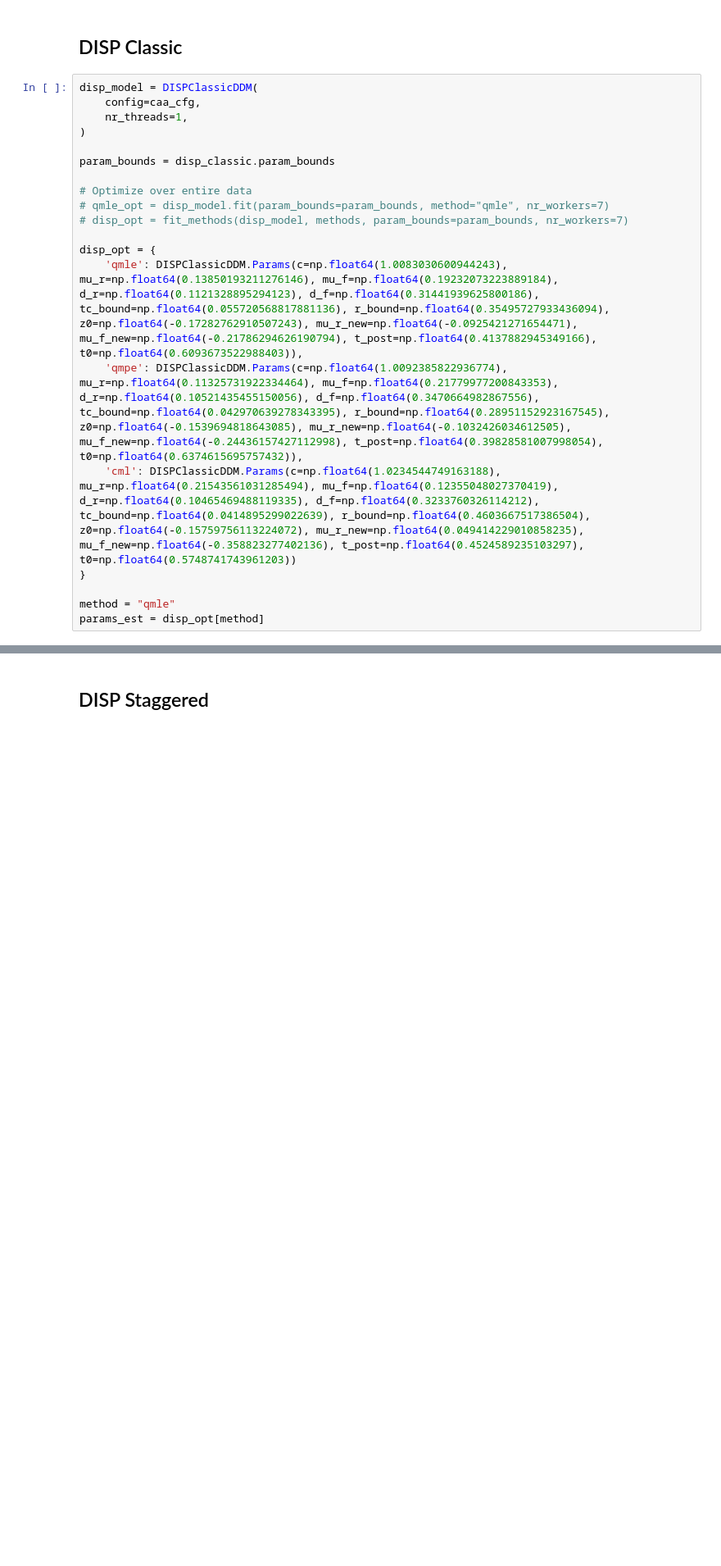
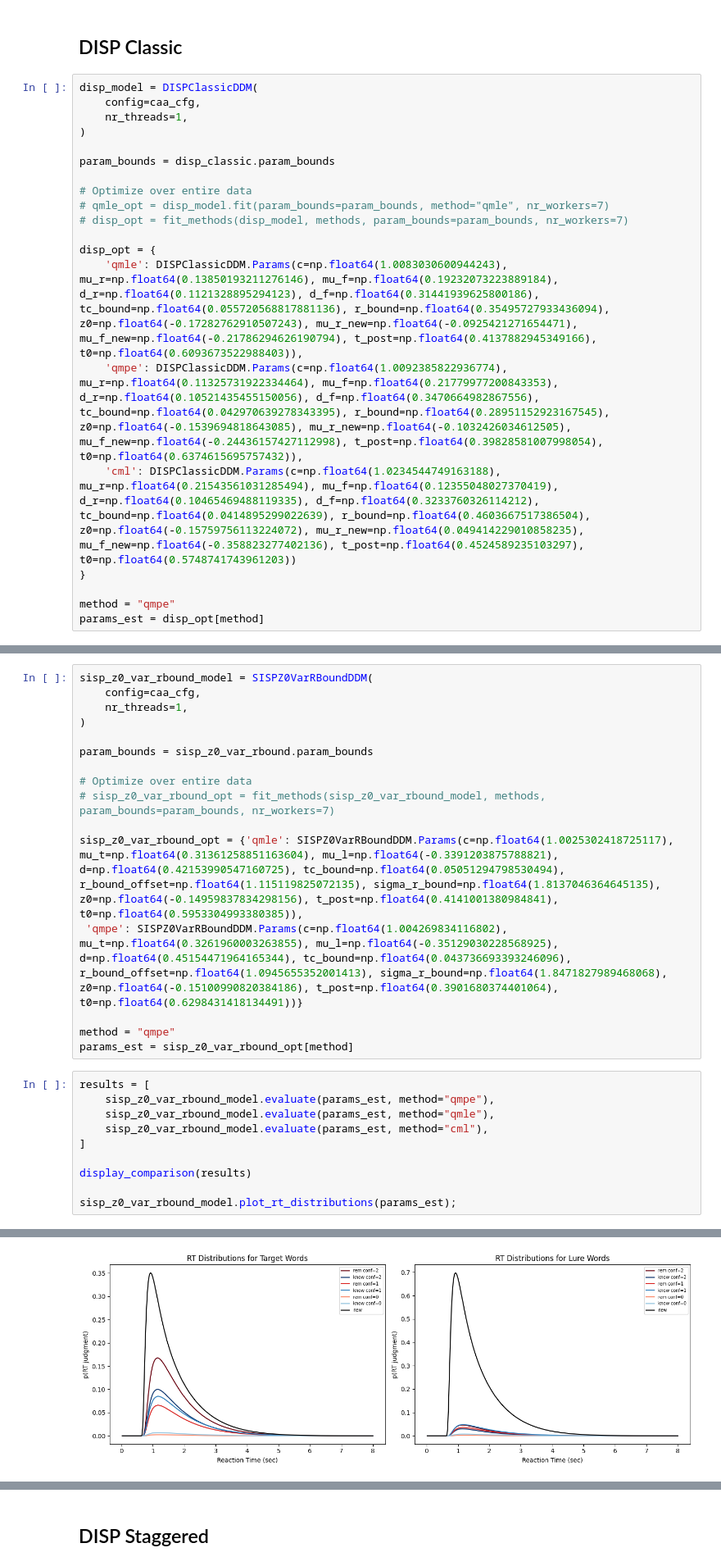
Before and after one commit to SpoopyPillow/caa_recognition_model, a Jupyter notebook: plot_models.ipynb, the cells around one changed output, grey strips where cells are left out. Shown at 82% size. Cells and saved outputs as stored; diff of their text form; blank space fills up the shorter version.

```diff
--- a/plot_models.ipynb
+++ b/plot_models.ipynb
@@ -184,6 +186,6 @@ disp_opt = {
     'cml': DISPClassicDDM.Params(c=np.float64(1.0234544749163188), mu_r=np.float64(0.21543561031285494), mu_f=np.float64(0.12355048027370419), d_r=np.float64(0.10465469488119335), d_f=np.float64(0.3233760326114212), tc_bound=np.float64(0.0414895299022639), r_bound=np.float64(0.4603667517386504), z0=np.float64(-0.15759756113224072), mu_r_new=np.float64(0.049414229010858235), mu_f_new=np.float64(-0.358823277402136), t_post=np.float64(0.4524589235103297), t0=np.float64(0.5748741743961203))
 }
 
-method = "qmle"
+method = "qmpe"
 params_est = disp_opt[method]
 # %%
@@ -211,0 +215,27 @@ display_comparison(results)
+# %%
+sisp_z0_var_rbound_model = SISPZ0VarRBoundDDM(
+    config=caa_cfg,
+    nr_threads=1,
+)
+
+param_bounds = sisp_z0_var_rbound.param_bounds
+
+# Optimize over entire data
+# sisp_z0_var_rbound_opt = fit_methods(sisp_z0_var_rbound_model, methods, param_bounds=param_bounds, nr_workers=7)
+
+sisp_z0_var_rbound_opt = {'qmle': SISPZ0VarRBoundDDM.Params(c=np.float64(1.0025302418725117), mu_t=np.float64(0.31361258851163604), mu_l=np.float64(-0.3391203875788821), d=np.float64(0.42153990547160725), tc_bound=np.float64(0.05051294798530494), r_bound_offset=np.float64(1.115119825072135), sigma_r_bound=np.float64(1.8137046364645135), z0=np.float64(-0.14959837834298156), t_post=np.float64(0.4141001380984841), t0=np.float64(0.5953304993380385)),
+ 'qmpe': SISPZ0VarRBoundDDM.Params(c=np.float64(1.004269834116802), mu_t=np.float64(0.3261960003263855), mu_l=np.float64(-0.35129030228568925), d=np.float64(0.45154471964165344), tc_bound=np.float64(0.043736693393246096), r_bound_offset=np.float64(1.0945655352001413), sigma_r_bound=np.float64(1.8471827989468068), z0=np.float64(-0.15100990820384186), t_post=np.float64(0.3901680374401064), t0=np.float64(0.6298431418134491))}
+
+method = "qmpe"
+params_est = sisp_z0_var_rbound_opt[method]
+# %%
+results = [
+    sisp_z0_var_rbound_model.evaluate(params_est, method="qmpe"),
+    sisp_z0_var_rbound_model.evaluate(params_est, method="qmle"),
+    sisp_z0_var_rbound_model.evaluate(params_est, method="cml"),
+]
+
+display_comparison(results)
+
+sisp_z0_var_rbound_model.plot_rt_distributions(params_est);
+# %% [output]
@@ -211,0 +252 @@ display_comparison(results)
+[figure, added]
```
Also changed, not shown: parts of 27 cells of this notebook, 6 other files.
